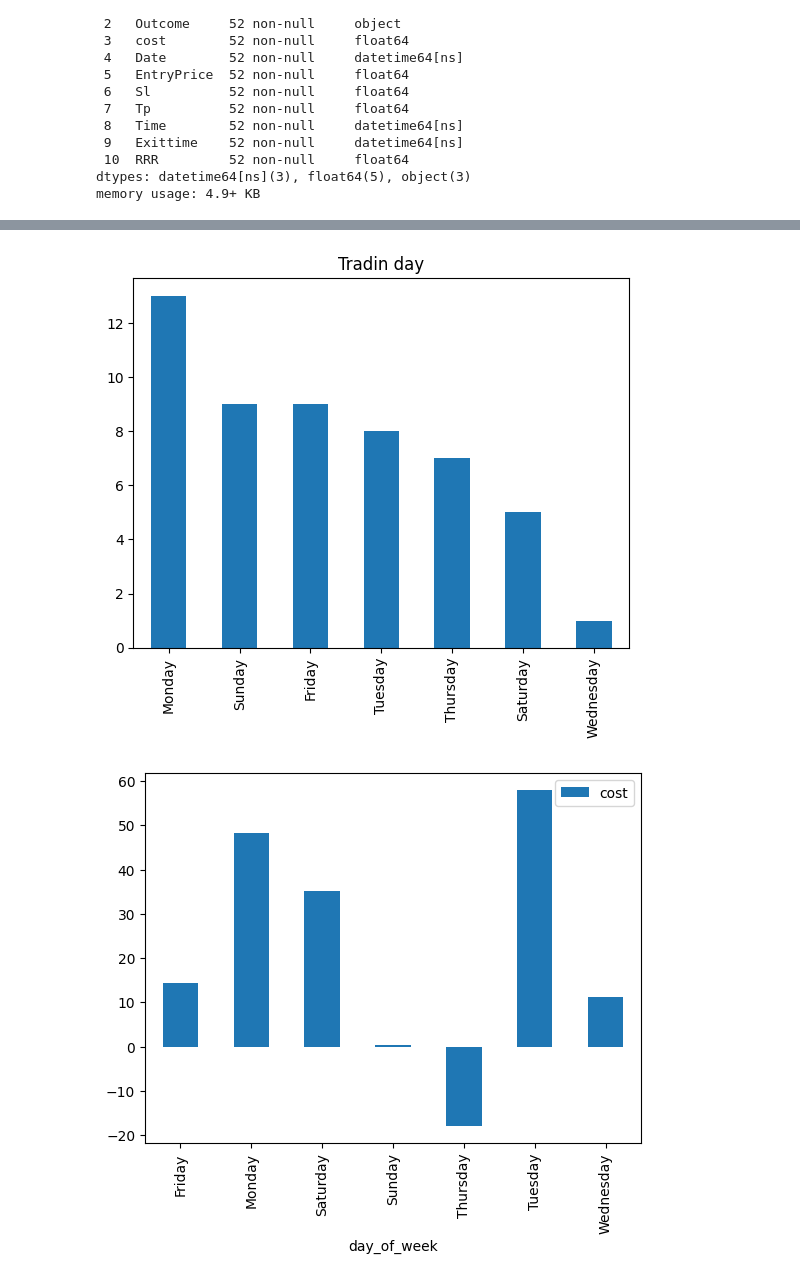
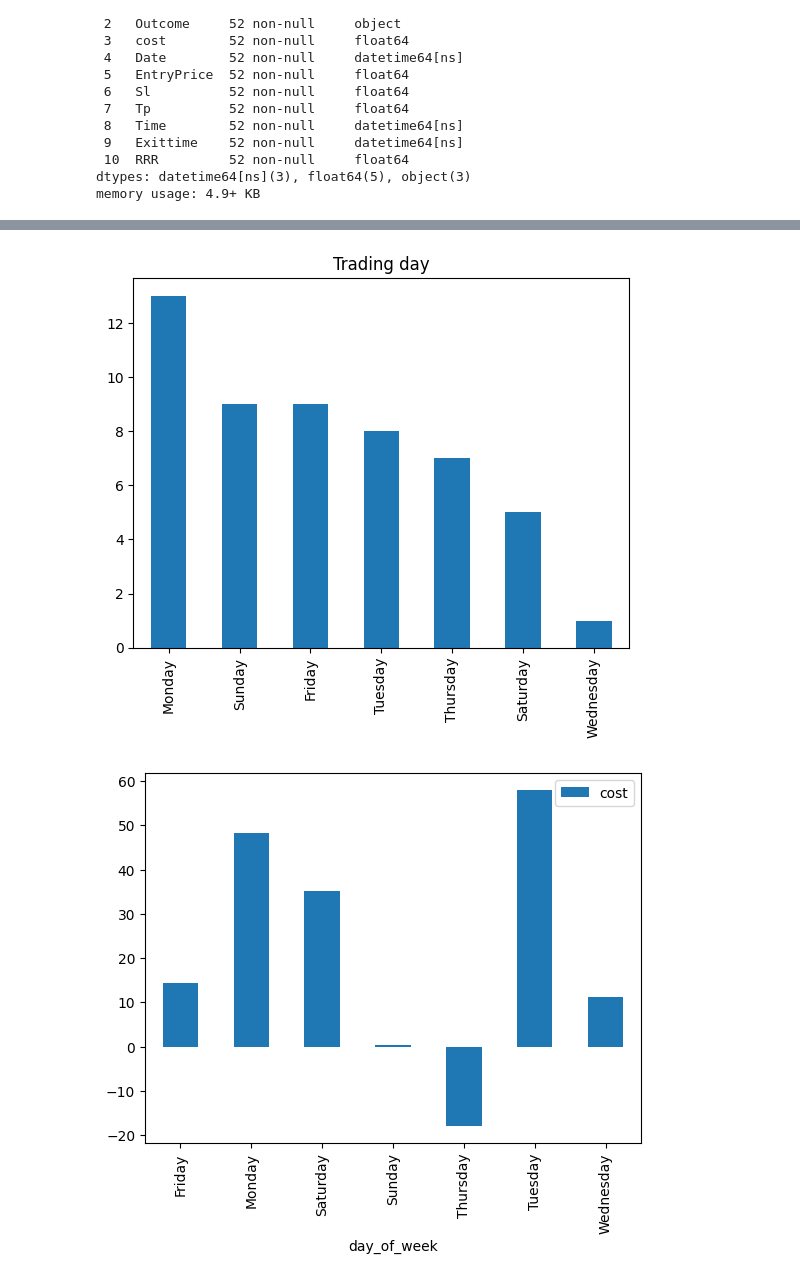
Before and after one commit to ToluPaul/forex, a Jupyter notebook: forex_pred.ipynb, the cells around one changed output, grey strips where cells are left out. Drawn from its saved outputs; the diff is of its cells as text; code cells hidden in the pictures.

```diff
--- a/forex_pred.ipynb
+++ b/forex_pred.ipynb
@@ -118,10 +125,10 @@ vix.head()
 | 4 | vix50 | Buy | sl | -6.03 | 2023-11-05 | 191.5289 | 190.0258 | 195.7944 | 1900-01-01 13:55:44 | 1900-01-01 16:35:04 | 2.837802 | ... |
 # %%
 vix['day_of_week'].value_counts().plot(kind = 'bar')
-plt.title('Tradin day')
+plt.title('Trading day')
 plt.show()
 # %% [output]
-[figure, old version]
+[figure, new version]
 # %%
 vix[['day_of_week', 'cost']].groupby(['day_of_week']).agg('sum').plot(kind = 'bar')
 plt.show()
```
Also changed, not shown: parts of 2 cells of this notebook.
